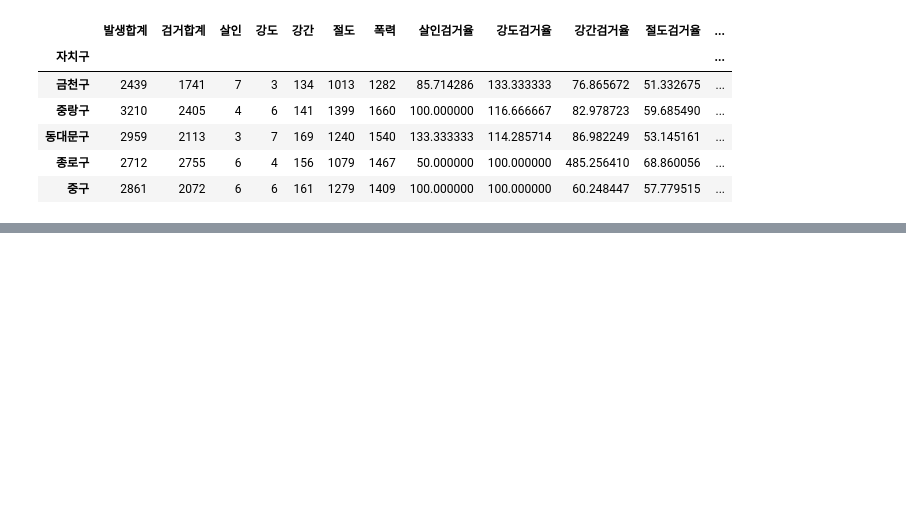
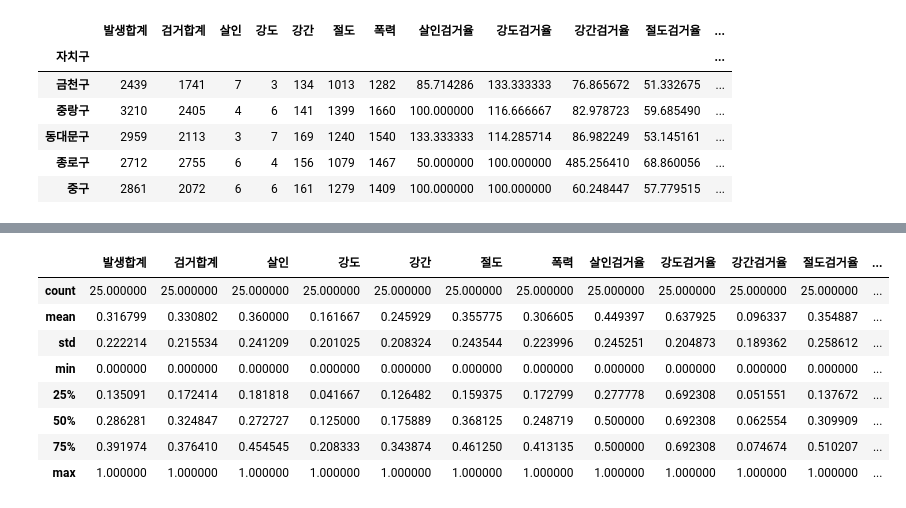
Before and after one commit to shared-repo/green-data-analysis, a Jupyter notebook: workspace/data-analysis-basic/eda-package-07.ipynb, the cells around one changed output, grey strips where cells are left out. Drawn from its saved outputs; the diff is of its cells as text; code cells hidden in the pictures; blank space fills up the shorter version.

```diff
--- a/workspace/data-analysis-basic/eda-package-07.ipynb
+++ b/workspace/data-analysis-basic/eda-package-07.ipynb
@@ -107,0 +128,27 @@ top_n_arrest_gu(crime='강도', order='desc')
+# %%
+# 각 컬럼의 값을 0 ~ 1 사이의 값으로 변경 ( scale 변경 )
+
+# for col in seoul_crime.columns:
+#     minv = seoul_crime[col].min()
+#     maxv = seoul_crime[col].max()
+#     seoul_crime[col] = (seoul_crime[col] - minv) / (maxv - minv)
+
+from sklearn.preprocessing import MinMaxScaler
+
+transformed_values = MinMaxScaler().fit_transform(seoul_crime) # numpy array 반환
+# np.min(transformed_values, axis=0), np.max(transformed_values, axis=0)
+
+scaled_seoul_crime = pd.DataFrame(transformed_values,
+                                  columns=seoul_crime.columns, index=seoul_crime.index)
+# %%
+scaled_seoul_crime.describe()
+# %% [output]
+|  | 발생합계 | 검거합계 | 살인 | 강도 | 강간 | 절도 | 폭력 | 살인검거율 | 강도검거율 | 강간검거율 | 절도검거율 | ... |
+| count | 25.000000 | 25.000000 | 25.000000 | 25.000000 | 25.000000 | 25.000000 | 25.000000 | 25.000000 | 25.000000 | 25.000000 | 25.000000 | ... |
+| mean | 0.316799 | 0.330802 | 0.360000 | 0.161667 | 0.245929 | 0.355775 | 0.306605 | 0.449397 | 0.637925 | 0.096337 | 0.354887 | ... |
+| std | 0.222214 | 0.215534 | 0.241209 | 0.201025 | 0.208324 | 0.243544 | 0.223996 | 0.245251 | 0.204873 | 0.189362 | 0.258612 | ... |
+| min | 0.000000 | 0.000000 | 0.000000 | 0.000000 | 0.000000 | 0.000000 | 0.000000 | 0.000000 | 0.000000 | 0.000000 | 0.000000 | ... |
+| 25% | 0.135091 | 0.172414 | 0.181818 | 0.041667 | 0.126482 | 0.159375 | 0.172799 | 0.277778 | 0.692308 | 0.051551 | 0.137672 | ... |
+| 50% | 0.286281 | 0.324847 | 0.272727 | 0.125000 | 0.175889 | 0.368125 | 0.248719 | 0.500000 | 0.692308 | 0.062554 | 0.309909 | ... |
+| 75% | 0.391974 | 0.376410 | 0.454545 | 0.208333 | 0.343874 | 0.461250 | 0.413135 | 0.500000 | 0.692308 | 0.074674 | 0.510207 | ... |
+| max | 1.000000 | 1.000000 | 1.000000 | 1.000000 | 1.000000 | 1.000000 | 1.000000 | 1.000000 | 1.000000 | 1.000000 | 1.000000 | ... |
```
Also changed, not shown: parts of 3 cells of this notebook.
